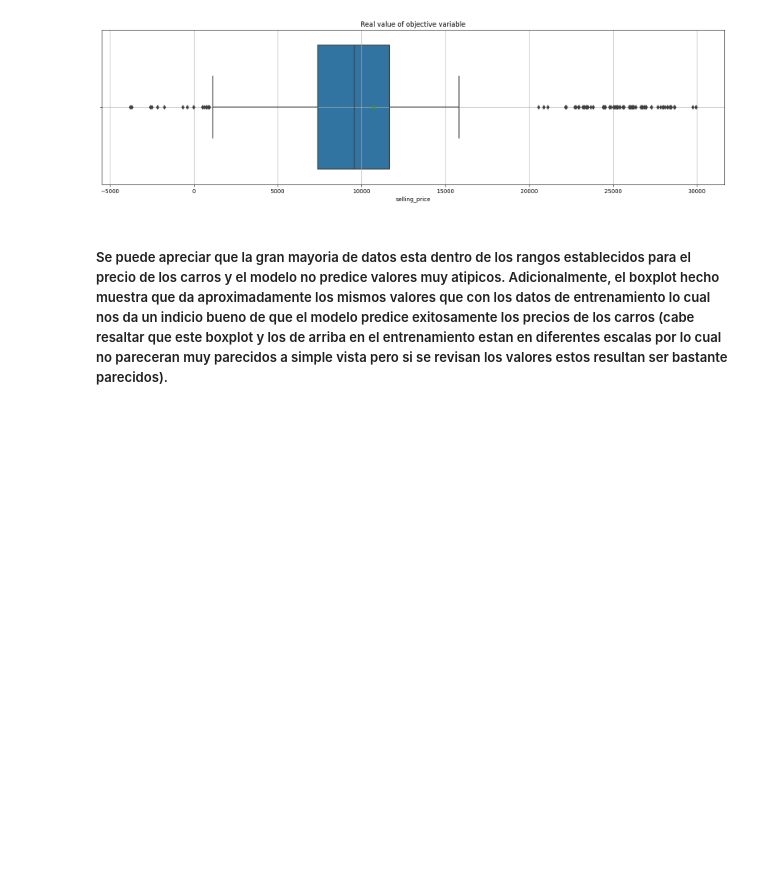
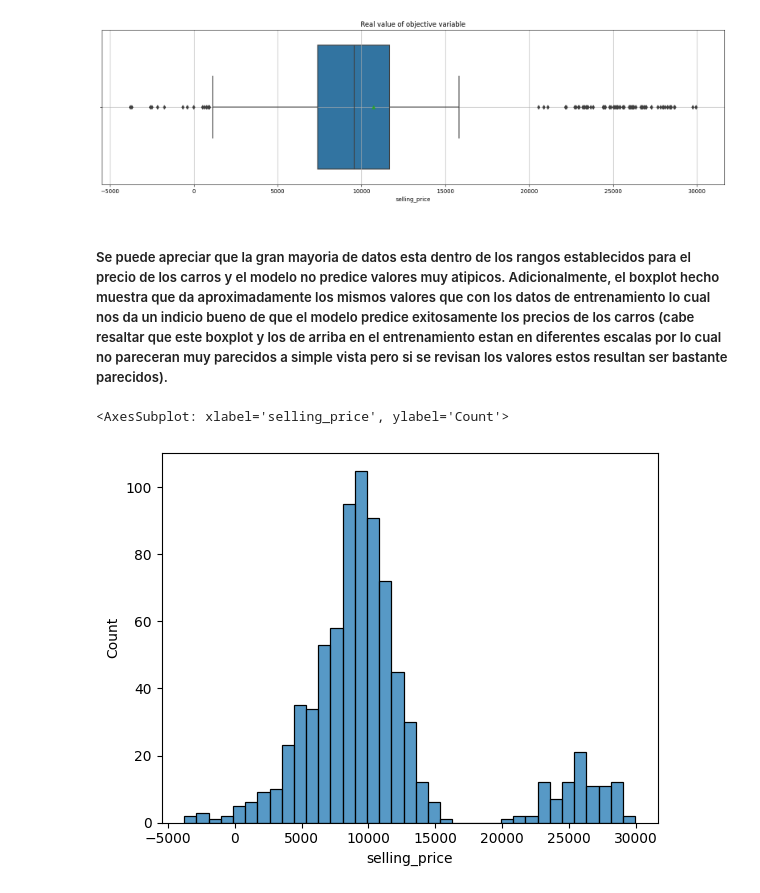
Before and after one commit to bi-202310/lab-2, a Jupyter notebook: regression.ipynb, the cells around one changed output. Cells and saved outputs as stored; diff of their text form; code cells hidden in the pictures; blank space fills up the shorter version.

```diff
--- a/regression.ipynb
+++ b/regression.ipynb
@@ -787,3 +820,8 @@ plt.show()
 # %%
 # Export the data to csv to be able to show MotorAlpes
 df_new.to_csv('./data/predicciones.csv', index=False)
+# %%
+sns.histplot(df_new['selling_price'])
+# %% [output]
+<AxesSubplot: xlabel='selling_price', ylabel='Count'>
+[figure, added]
```
Also changed, not shown: parts of 18 cells of this notebook.
